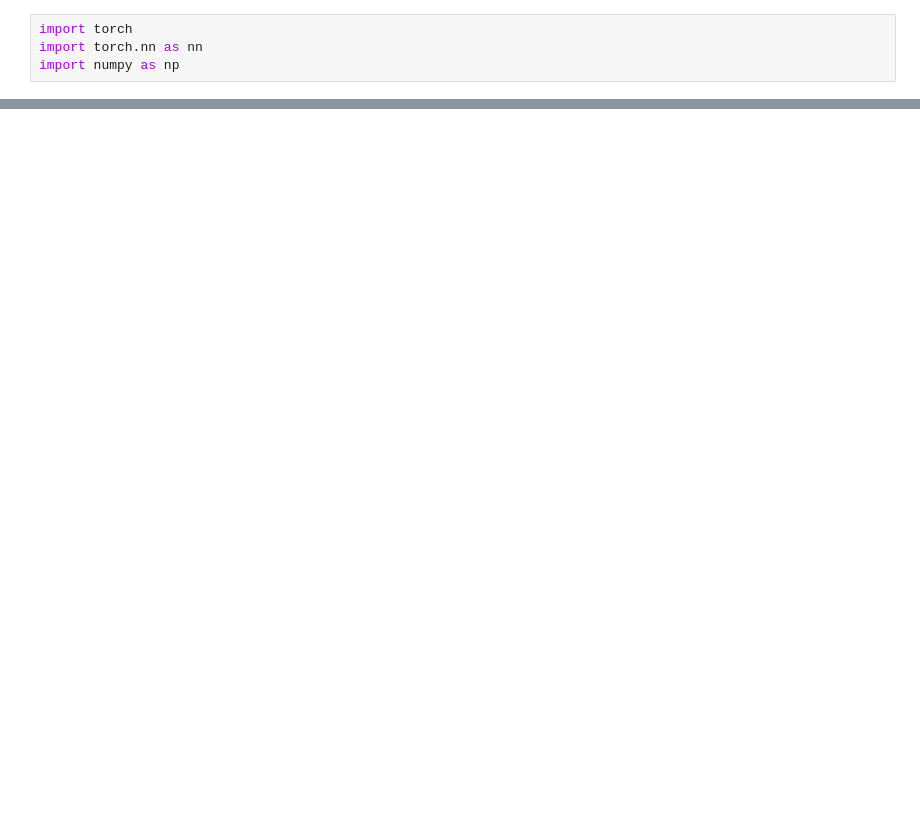
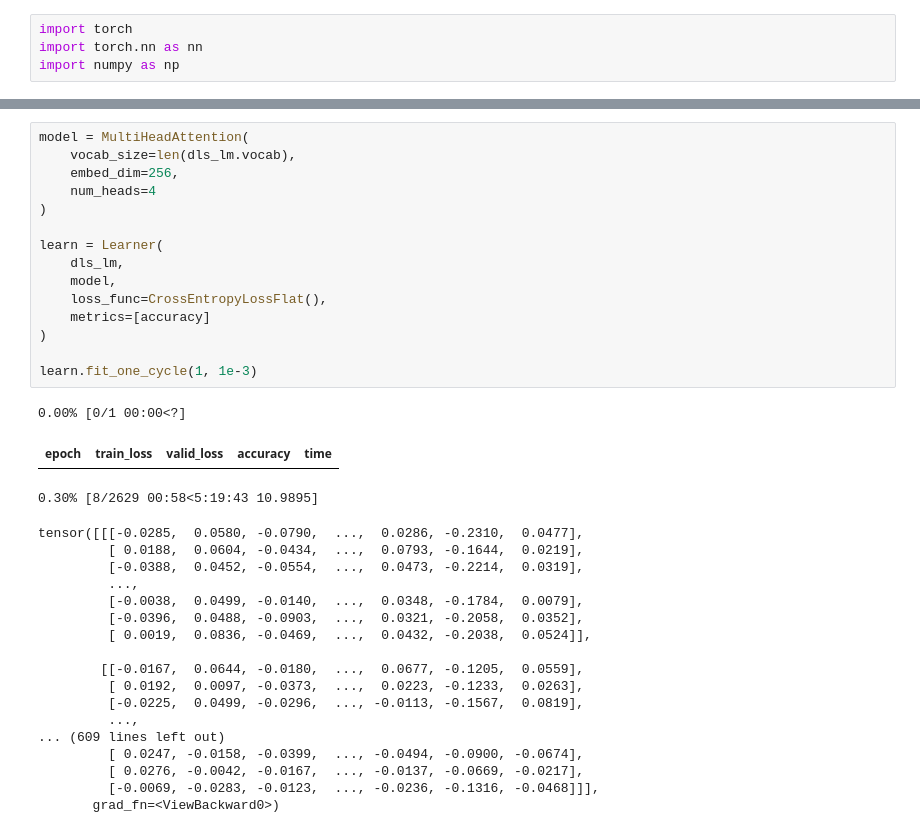
Before and after one commit to chTeut/gnn_project, a Jupyter notebook: IMDB_pre_processing.ipynb, the cells around one changed output, grey strips where cells are left out. Drawn from its saved outputs; the diff is of its cells as text; blank space fills up the shorter version.

```diff
--- a/IMDB_pre_processing.ipynb
+++ b/IMDB_pre_processing.ipynb
@@ -23,0 +90,36 @@ ModuleNotFoundError: No module named 'fastai'
+# %%
+model = MultiHeadAttention(
+    vocab_size=len(dls_lm.vocab),
+    embed_dim=256,
+    num_heads=4
+)
+
+learn = Learner(
+    dls_lm,
+    model,
+    loss_func=CrossEntropyLossFlat(),
+    metrics=[accuracy]
+)
+
+learn.fit_one_cycle(1, 1e-3)
+# %% [output]
+0.00% [0/1 00:00<?]
+| epoch | train_loss | valid_loss | accuracy | time |
+0.30% [8/2629 00:58<5:19:43 10.9895]
+tensor([[[-0.0285,  0.0580, -0.0790,  ...,  0.0286, -0.2310,  0.0477],
+         [ 0.0188,  0.0604, -0.0434,  ...,  0.0793, -0.1644,  0.0219],
+         [-0.0388,  0.0452, -0.0554,  ...,  0.0473, -0.2214,  0.0319],
+         ...,
+         [-0.0038,  0.0499, -0.0140,  ...,  0.0348, -0.1784,  0.0079],
+         [-0.0396,  0.0488, -0.0903,  ...,  0.0321, -0.2058,  0.0352],
+         [ 0.0019,  0.0836, -0.0469,  ...,  0.0432, -0.2038,  0.0524]],
+
+        [[-0.0167,  0.0644, -0.0180,  ...,  0.0677, -0.1205,  0.0559],
+         [ 0.0192,  0.0097, -0.0373,  ...,  0.0223, -0.1233,  0.0263],
+         [-0.0225,  0.0499, -0.0296,  ..., -0.0113, -0.1567,  0.0819],
+         ...,
+... (609 lines left out)
+         [ 0.0247, -0.0158, -0.0399,  ..., -0.0494, -0.0900, -0.0674],
+         [ 0.0276, -0.0042, -0.0167,  ..., -0.0137, -0.0669, -0.0217],
+         [-0.0069, -0.0283, -0.0123,  ..., -0.0236, -0.1316, -0.0468]]],
+       grad_fn=<ViewBackward0>)
```
Also changed, not shown: parts of 10 cells of this notebook, 1 other file.
